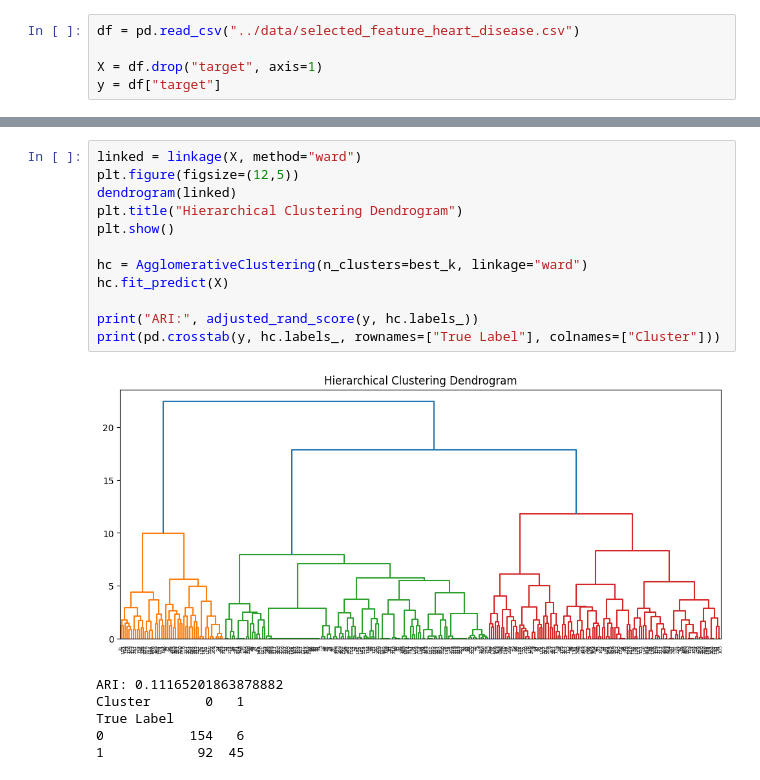
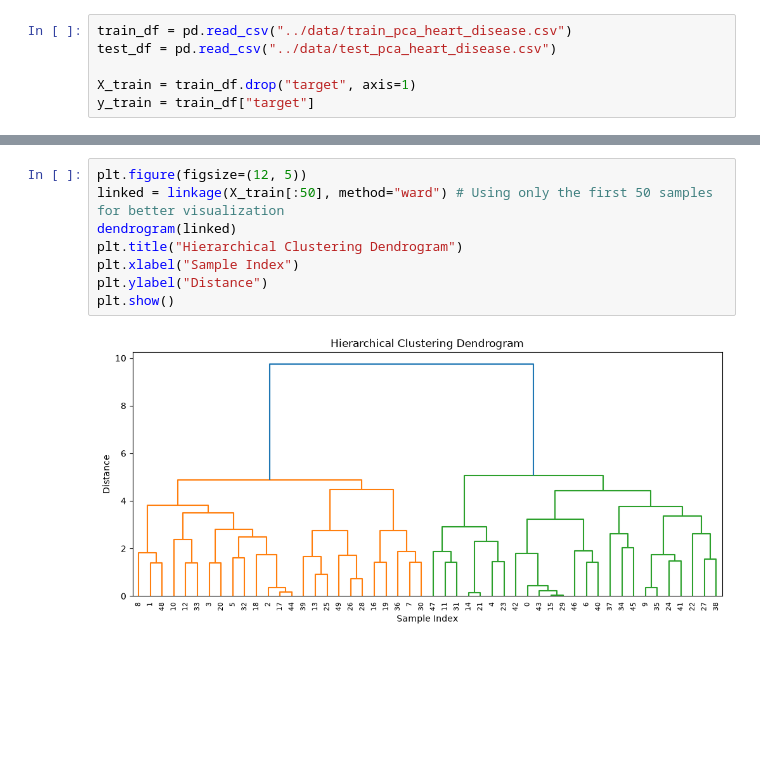
Before and after one commit to GeorgeYoussefRoger/Heart-Disease-Predictor, a Jupyter notebook: notebooks/05_unsupervised_learning.ipynb, the cells around one changed output, grey strips where cells are left out. Drawn from its saved outputs; the diff is of its cells as text; blank space fills up the shorter version.

```diff
--- a/notebooks/05_unsupervised_learning.ipynb
+++ b/notebooks/05_unsupervised_learning.ipynb
@@ -13,6 +13,7 @@ from scipy.cluster.hierarchy import linkage, dendrogram
 # %%
-df = pd.read_csv("../data/selected_feature_heart_disease.csv")
+train_df = pd.read_csv("../data/train_pca_heart_disease.csv")
+test_df = pd.read_csv("../data/test_pca_heart_disease.csv")
 
-X = df.drop("target", axis=1)
-y = df["target"]
+X_train = train_df.drop("target", axis=1)
+y_train = train_df["target"]
 # %% [markdown]
@@ -66,19 +41,10 @@ True Label
 # %%
-linked = linkage(X, method="ward")
-plt.figure(figsize=(12,5))
+plt.figure(figsize=(12, 5))
+linked = linkage(X_train[:50], method="ward") # Using only the first 50 samples for better visualization
 dendrogram(linked)
 plt.title("Hierarchical Clustering Dendrogram")
+plt.xlabel("Sample Index")
+plt.ylabel("Distance")
 plt.show()
-
-hc = AgglomerativeClustering(n_clusters=best_k, linkage="ward")
-hc.fit_predict(X)
-
-print("ARI:", adjusted_rand_score(y, hc.labels_))
-print(pd.crosstab(y, hc.labels_, rownames=["True Label"], colnames=["Cluster"]))
 # %% [output]
-[figure, old version]
+[figure, new version]
-ARI: 0.11165201863878882
-Cluster       0   1
-True Label
-0           154   6
-1            92  45
```
Also changed, not shown: parts of 8 cells of this notebook, 40 other files.
